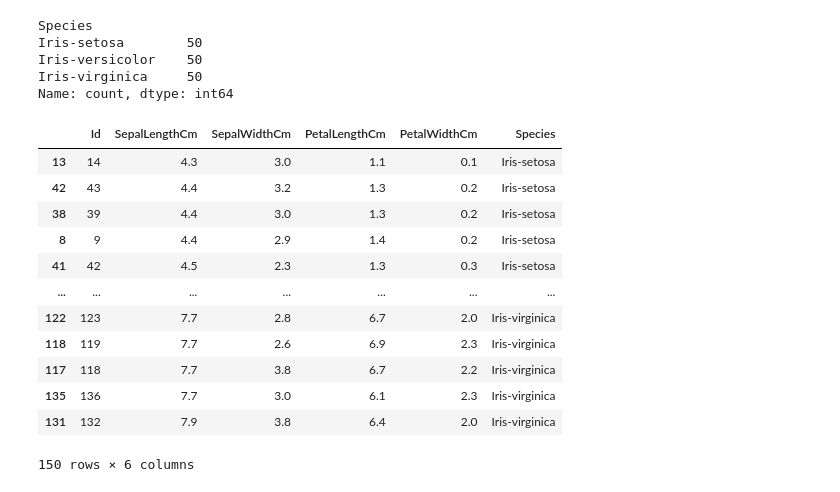
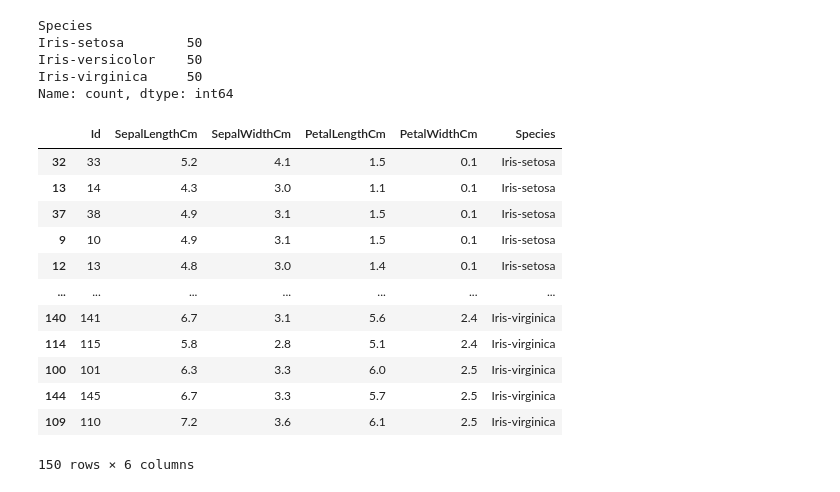
Before and after one commit to raaghavgoyal/python-practice, a Jupyter notebook: Learning-Pandas.ipynb, the cells around one changed output. Cells and saved outputs as stored; diff of their text form; code cells hidden in the pictures.

```diff
--- a/Learning-Pandas.ipynb
+++ b/Learning-Pandas.ipynb
@@ -390,18 +390,18 @@ Iris-versicolor    50
 Iris-virginica     50
 Name: count, dtype: int64
 # %%
-iris.sort_values(by='P    Cm')
+iris.sort_values(by='PetalWidthCm')
 # %% [output]
 |  | Id | SepalLengthCm | SepalWidthCm | PetalLengthCm | PetalWidthCm | Species |
+| 32 | 33 | 5.2 | 4.1 | 1.5 | 0.1 | Iris-setosa |
 | 13 | 14 | 4.3 | 3.0 | 1.1 | 0.1 | Iris-setosa |
-| 42 | 43 | 4.4 | 3.2 | 1.3 | 0.2 | Iris-setosa |
-| 38 | 39 | 4.4 | 3.0 | 1.3 | 0.2 | Iris-setosa |
-| 8 | 9 | 4.4 | 2.9 | 1.4 | 0.2 | Iris-setosa |
-| 41 | 42 | 4.5 | 2.3 | 1.3 | 0.3 | Iris-setosa |
+| 37 | 38 | 4.9 | 3.1 | 1.5 | 0.1 | Iris-setosa |
+| 9 | 10 | 4.9 | 3.1 | 1.5 | 0.1 | Iris-setosa |
+| 12 | 13 | 4.8 | 3.0 | 1.4 | 0.1 | Iris-setosa |
 | ... | ... | ... | ... | ... | ... | ... |
-| 122 | 123 | 7.7 | 2.8 | 6.7 | 2.0 | Iris-virginica |
-| 118 | 119 | 7.7 | 2.6 | 6.9 | 2.3 | Iris-virginica |
-| 117 | 118 | 7.7 | 3.8 | 6.7 | 2.2 | Iris-virginica |
-| 135 | 136 | 7.7 | 3.0 | 6.1 | 2.3 | Iris-virginica |
-| 131 | 132 | 7.9 | 3.8 | 6.4 | 2.0 | Iris-virginica |
+| 140 | 141 | 6.7 | 3.1 | 5.6 | 2.4 | Iris-virginica |
+| 114 | 115 | 5.8 | 2.8 | 5.1 | 2.4 | Iris-virginica |
+| 100 | 101 | 6.3 | 3.3 | 6.0 | 2.5 | Iris-virginica |
+| 144 | 145 | 6.7 | 3.3 | 5.7 | 2.5 | Iris-virginica |
+| 109 | 110 | 7.2 | 3.6 | 6.1 | 2.5 | Iris-virginica |
 150 rows × 6 columns
```
Also changed, not shown: 1 other file.
